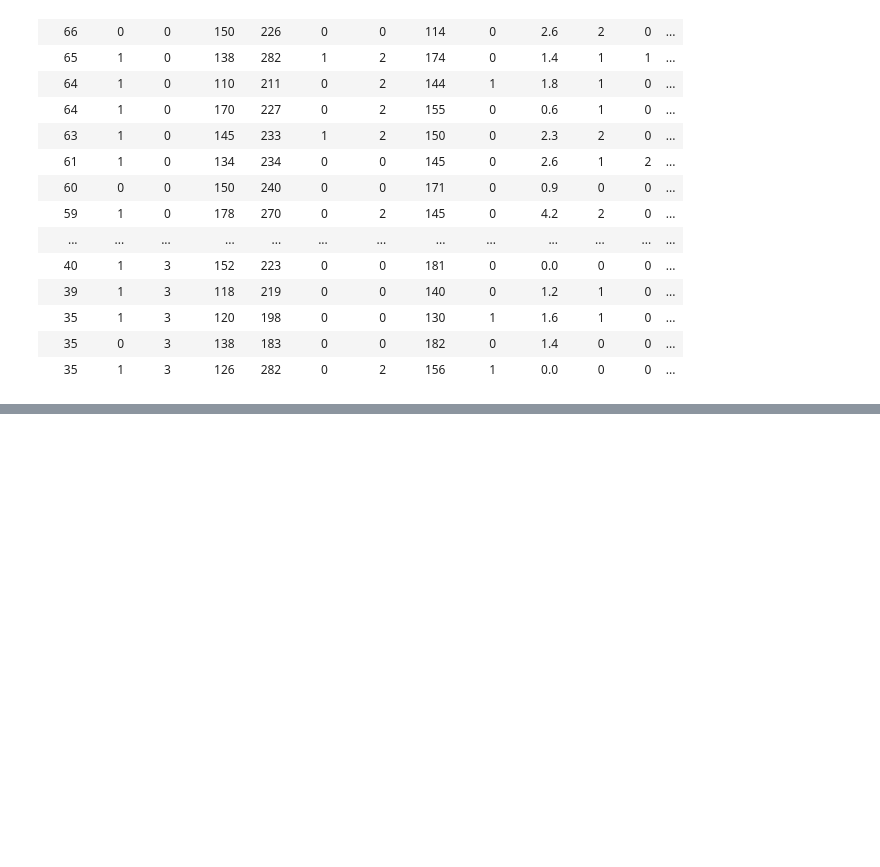
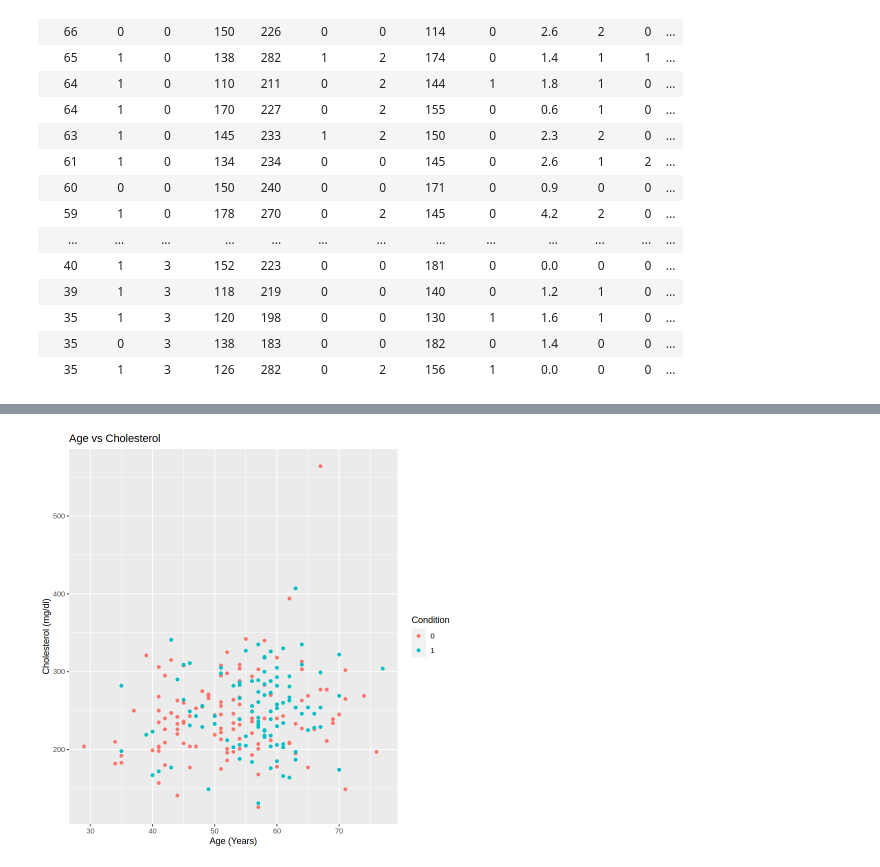
Before and after one commit to ChristianGoncalvesOG/DSCI-100-009-013, a Jupyter notebook: DataWork.ipynb, the cells around one changed output, grey strips where cells are left out. Drawn from its saved outputs; the diff is of its cells as text; code cells hidden in the pictures; blank space fills up the shorter version.

Commit message:
Graphs done

```diff
--- a/DataWork.ipynb
+++ b/DataWork.ipynb
@@ -100,0 +106,5 @@ ERROR: Error in is_character(x, n = 0L): object 'condition' not found
+# %%
+hungary_graph <- ggplot(hungary_train, aes(x = age, y = chol, color = condition)) + geom_point() + labs(x = "Age (Years)", y = "Cholesterol (mg/dl)", color = "Condition") + ggtitle("Age vs Cholesterol")
+hungary_graph
+# %% [output]
+[figure, added]
```
Also changed, not shown: parts of 3 cells of this notebook.
